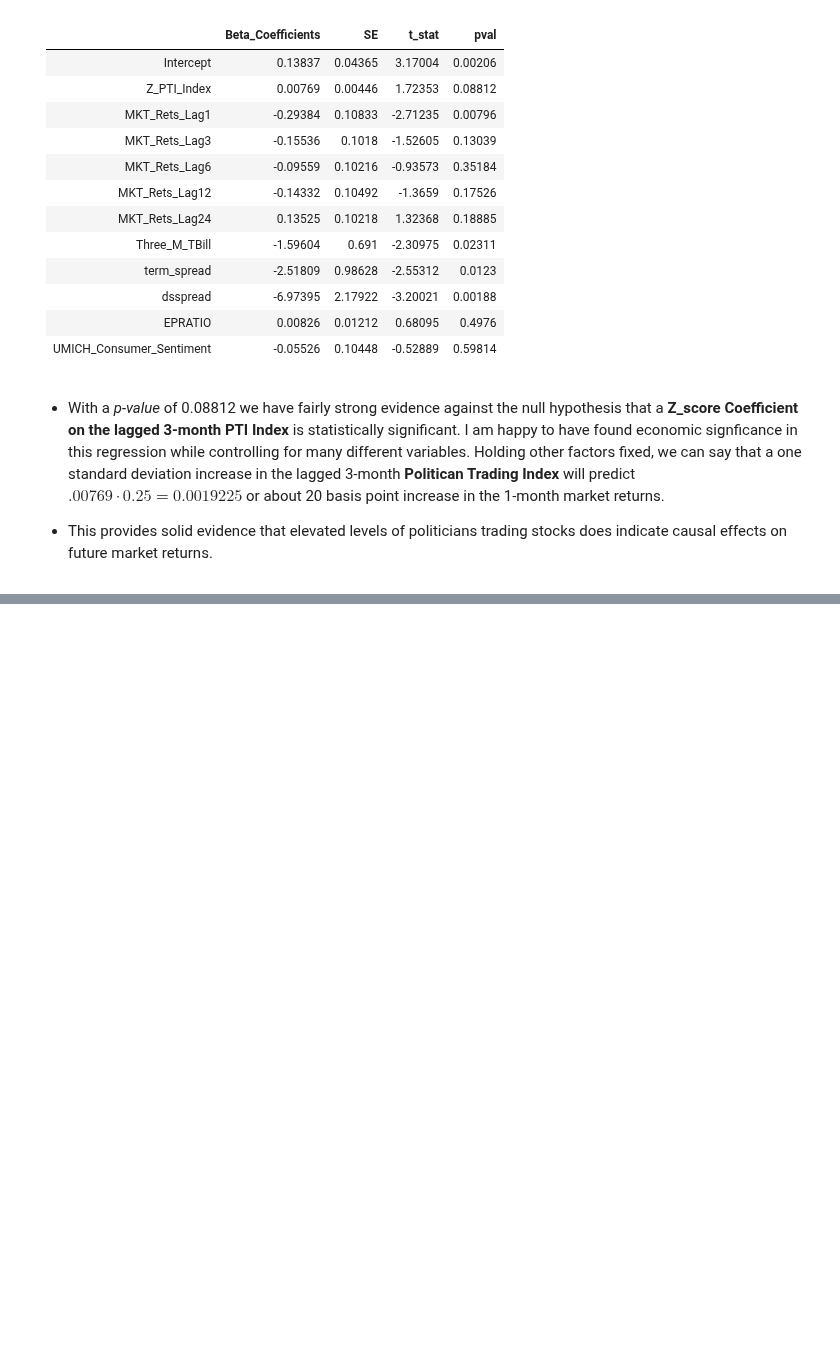
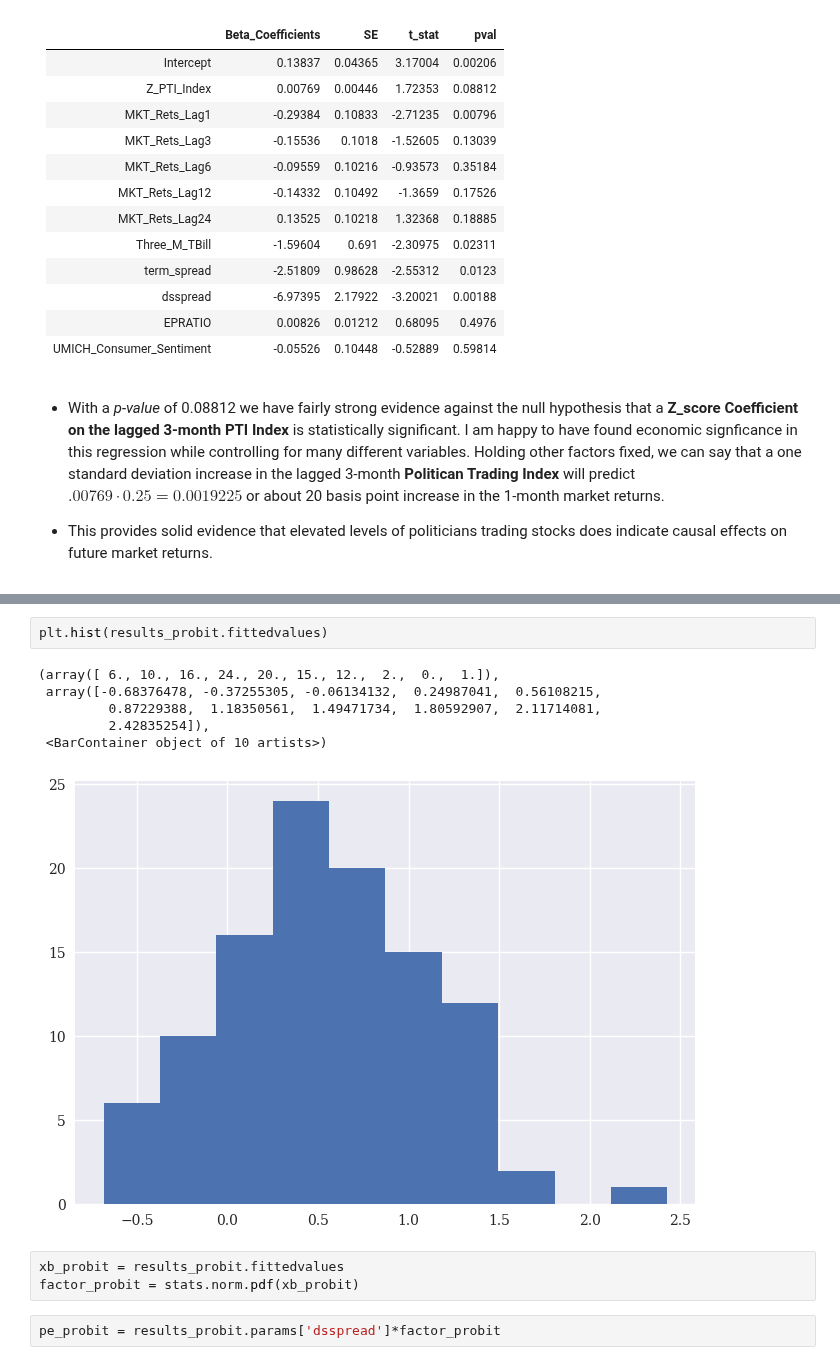
Before and after one commit to dcstein22/economics, a Jupyter notebook: QTSProject_Stein_Version.ipynb, the cells around one changed output, grey strips where cells are left out. Cells and saved outputs as stored; diff of their text form; blank space fills up the shorter version.

```diff
--- a/QTSProject_Stein_Version.ipynb
+++ b/QTSProject_Stein_Version.ipynb
@@ -705,0 +845,14 @@ plt.legend(loc = 0)
+# %%
+plt.hist(results_probit.fittedvalues)
+# %% [output]
+(array([ 6., 10., 16., 24., 20., 15., 12.,  2.,  0.,  1.]),
+ array([-0.68376478, -0.37255305, -0.06134132,  0.24987041,  0.56108215,
+         0.87229388,  1.18350561,  1.49471734,  1.80592907,  2.11714081,
+         2.42835254]),
+ <BarContainer object of 10 artists>)
+[figure, added]
+# %%
+xb_probit = results_probit.fittedvalues
+factor_probit = stats.norm.pdf(xb_probit)
+# %%
+pe_probit = results_probit.params['dsspread']*factor_probit
```
Also changed, not shown: parts of 43 cells of this notebook.
